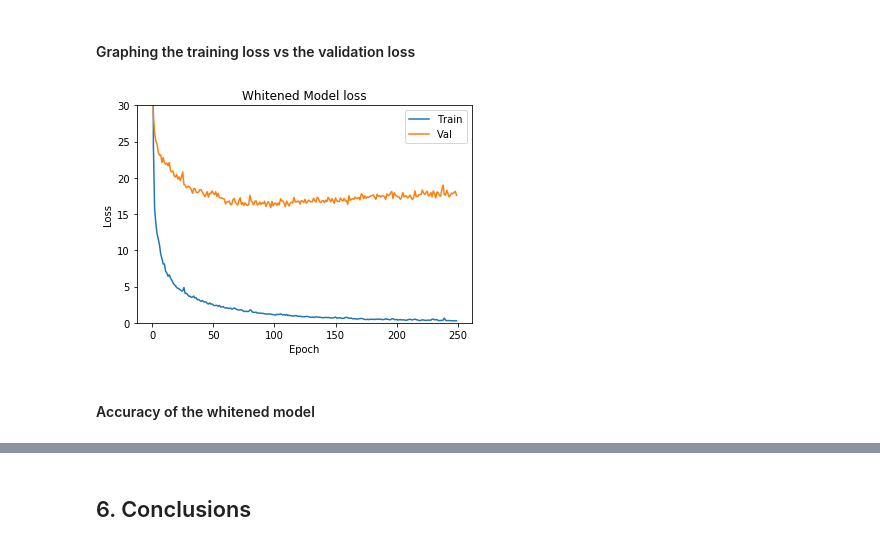
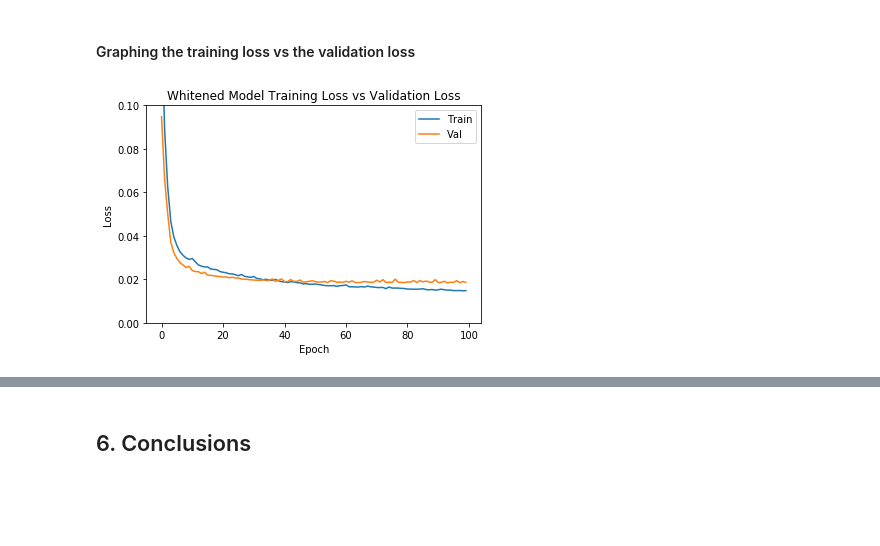
Before and after one commit to G00364756/52954---Machine_Learning-Statistics-Project, a Jupyter notebook: boston.ipynb, the cells around one changed output, grey strips where cells are left out. Cells and saved outputs as stored; diff of their text form; code cells hidden in the pictures; blank space fills up the shorter version.

```diff
--- a/boston.ipynb
+++ b/boston.ipynb
@@ -406,10 +435,11 @@ x_val, x_test, y_val, y_test = mod.train_test_split(x_val_and_test, y_val_and_te
 m = kr.models.Sequential()
 
 # Add layers to of nurons to the network and add activation functions that are appropriate for the model
-m.add(kr.layers.Dense(50, input_dim=13, activation="relu"))
-m.add(kr.layers.Dense(100, input_dim=13, activation="relu"))
-m.add(kr.layers.Dense(50, input_dim=13, activation="relu"))
+m.add(kr.layers.Dense(100, input_dim=13, activation="softplus"))
+m.add(kr.layers.Dense(75, input_dim=13, activation="softplus"))
+m.add(kr.layers.Dense(50, input_dim=13, activation="softplus"))
+m.add(kr.layers.Dense(20, input_dim=13, activation="softplus"))
 m.add(kr.layers.Dense(1, input_dim=13, activation="linear"))
 
-# Compile the neural network using a suitable optimiser to imporve the model each time it is trained
-m.compile(loss="mean_squared_error", optimizer="adam",  metrics=['accuracy'])
+# Compile the neural network using a suitable optimiser to improve the model each time it is trained
+m.compile(loss="mean_squared_logarithmic_error", optimizer="adam",  metrics=['accuracy'])
@@ -421,5 +447,5 @@ Colocations handled automatically by placer.
 ### Train the Neural Network
 # %%
 # Train the neural network.
-boston_model = m.fit(x_train, y_train, epochs=250, batch_size=20, validation_data=(x_val,y_val))
+boston_model = m.fit(x_train, y_train, epochs=100, batch_size=20, validation_data=(x_val,y_val))
 # %% [output]
@@ -505,6 +551,7 @@ x_val_scaled = pd.DataFrame(scaler.transform(x_val), columns=x.columns)
 # %% [markdown]
 #### Fit the scaled data to the model
 # %%
-boston_model_scaled = m.fit(x_train_scaled, y_train, epochs=250, batch_size=20, validation_data=(x_val_scaled,y_val))
+# Fit the model to the scaled x Boston House prices data
+boston_model_scaled = m.fit(x_train_scaled, y_train, epochs=100, batch_size=20, validation_data=(x_val_scaled,y_val))
 # %% [output]
 Train on 354 samples, validate on 76 samples
@@ -592,6 +638,7 @@ x_white_val = pd.DataFrame(pca.transform(x_val_scaled), columns=x.columns)
 # %% [markdown]
 #### Fit the whitened data to the model
 # %%
-boston_model_white = m.fit(x_white_train, y_train, epochs=250, batch_size=20, validation_data=(x_white_val,y_val))
+# Fit whitened data to the model
+boston_model_white = m.fit(x_white_train, y_train, epochs=100, batch_size=20, validation_data=(x_white_val,y_val))
 # %% [output]
 Train on 354 samples, validate on 76 samples
@@ -638,15 +685,24 @@ Accuracy is:  0.01315789483487606
 # %%
 #Adapted from: https://hackernoon.com/build-your-first-neural-network-to-predict-house-prices-with-keras-3fb0839680f4
 
+# Plot the training loss
 plt.plot(boston_model_white.history['loss'])
+
+# Plot the validation loss
 plt.plot(boston_model_white.history['val_loss'])
-plt.title('Whitened Model loss')
+
+# Give the plot a title
+plt.title('Whitened Model Training Loss vs Validation Loss')
+
+# Label the x and y axes
 plt.ylabel('Loss')
 plt.xlabel('Epoch')
-plt.ylim(0,30)
+
+# Limit the scale of the y axis
+plt.ylim(0, 0.1)
+
+# Insert a legend and show the plot in the jupyter notebook
 plt.legend(['Train', 'Val'], loc='upper right')
 plt.show()
 # %% [output]
-[figure, old version]
+[figure, new version]
-# %% [markdown]
-#### Accuracy of the whitened model
```
Also changed, not shown: parts of 69 cells of this notebook, 3 other files.
